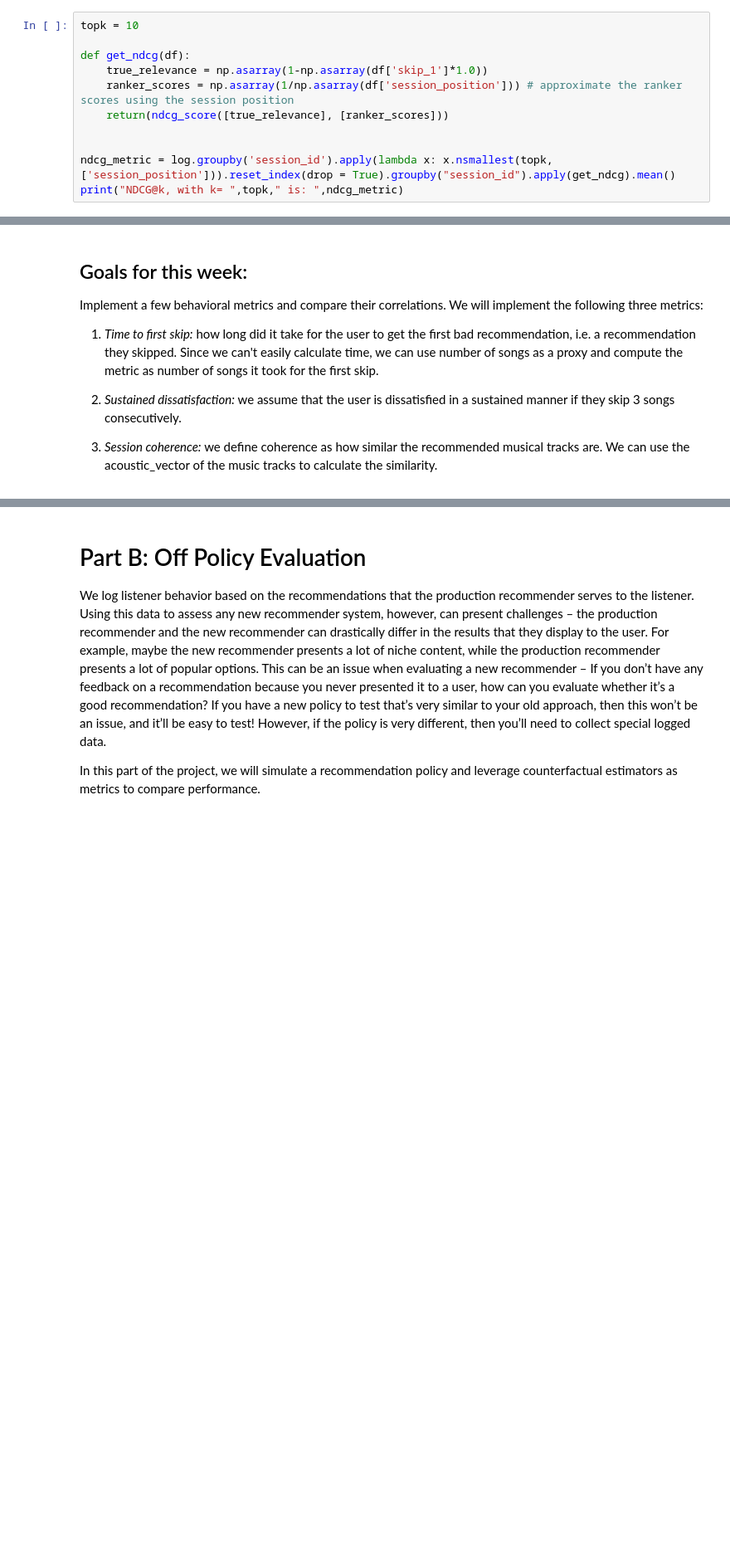
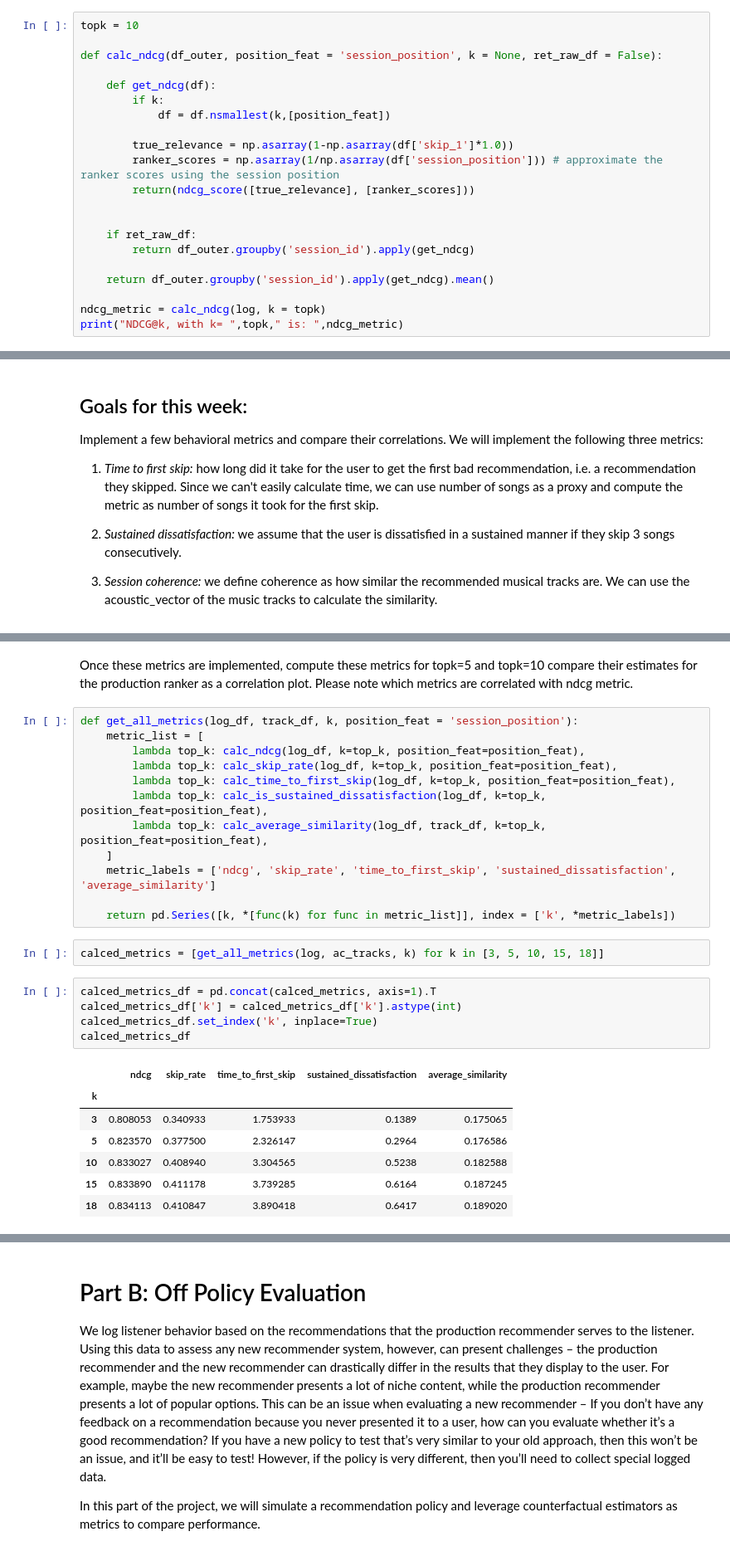
Before and after one commit to eduardo-escoto/corise_recsys_course, a Jupyter notebook: project_4/week4_evaluation.ipynb, the cells around one changed output, grey strips where cells are left out. Shown at 83% size. Drawn from its saved outputs; the diff is of its cells as text; blank space fills up the shorter version.

```diff
--- a/project_4/week4_evaluation.ipynb
+++ b/project_4/week4_evaluation.ipynb
@@ -96,12 +108,22 @@ average skip rate in the session:  0.26611472501478417
 # %%
 topk = 10
 
-def get_ndcg(df):
-    true_relevance = np.asarray(1-np.asarray(df['skip_1']*1.0))
-    ranker_scores = np.asarray(1/np.asarray(df['session_position'])) # approximate the ranker scores using the session position
-    return(ndcg_score([true_relevance], [ranker_scores]))
+def calc_ndcg(df_outer, position_feat = 'session_position', k = None, ret_raw_df = False):
+
+    def get_ndcg(df):
+        if k:
+            df = df.nsmallest(k,[position_feat])
+
+        true_relevance = np.asarray(1-np.asarray(df['skip_1']*1.0))
+        ranker_scores = np.asarray(1/np.asarray(df['session_position'])) # approximate the ranker scores using the session position
+        return(ndcg_score([true_relevance], [ranker_scores]))
 
 
-ndcg_metric = log.groupby('session_id').apply(lambda x: x.nsmallest(topk,['session_position'])).reset_index(drop = True).groupby("session_id").apply(get_ndcg).mean()
+    if ret_raw_df:
+        return df_outer.groupby('session_id').apply(get_ndcg)
+
+    return df_outer.groupby('session_id').apply(get_ndcg).mean()
+
+ndcg_metric = calc_ndcg(log, k = topk)
 print("NDCG@k, with k= ",topk," is: ",ndcg_metric)
 # %% [output]
@@ -123,0 +348,29 @@ Implement a few behavioral metrics and compare their correlations. We will imple
+# %% [markdown]
+Once these metrics are implemented, compute these metrics for topk=5 and topk=10 compare their estimates for the production ranker as a correlation plot. Please note which metrics are correlated with ndcg metric.
+# %%
+def get_all_metrics(log_df, track_df, k, position_feat = 'session_position'):
+    metric_list = [
+        lambda top_k: calc_ndcg(log_df, k=top_k, position_feat=position_feat),
+        lambda top_k: calc_skip_rate(log_df, k=top_k, position_feat=position_feat),
+        lambda top_k: calc_time_to_first_skip(log_df, k=top_k, position_feat=position_feat),
+        lambda top_k: calc_is_sustained_dissatisfaction(log_df, k=top_k, position_feat=position_feat),
+        lambda top_k: calc_average_similarity(log_df, track_df, k=top_k, position_feat=position_feat),
+    ]
+    metric_labels = ['ndcg', 'skip_rate', 'time_to_first_skip', 'sustained_dissatisfaction', 'average_similarity']
+
+    return pd.Series([k, *[func(k) for func in metric_list]], index = ['k', *metric_labels])
+# %%
+calced_metrics = [get_all_metrics(log, ac_tracks, k) for k in [3, 5, 10, 15, 18]]
+# %%
+calced_metrics_df = pd.concat(calced_metrics, axis=1).T
+calced_metrics_df['k'] = calced_metrics_df['k'].astype(int)
+calced_metrics_df.set_index('k', inplace=True)
+calced_metrics_df
+# %% [output]
+|  | ndcg | skip_rate | time_to_first_skip | sustained_dissatisfaction | average_similarity |
+| k |  |  |  |  |  |
+| 3 | 0.808053 | 0.340933 | 1.753933 | 0.1389 | 0.175065 |
+| 5 | 0.823570 | 0.377500 | 2.326147 | 0.2964 | 0.176586 |
+| 10 | 0.833027 | 0.408940 | 3.304565 | 0.5238 | 0.182588 |
+| 15 | 0.833890 | 0.411178 | 3.739285 | 0.6164 | 0.187245 |
+| 18 | 0.834113 | 0.410847 | 3.890418 | 0.6417 | 0.189020 |
```
Also changed, not shown: parts of 41 cells of this notebook, 1 other file.
